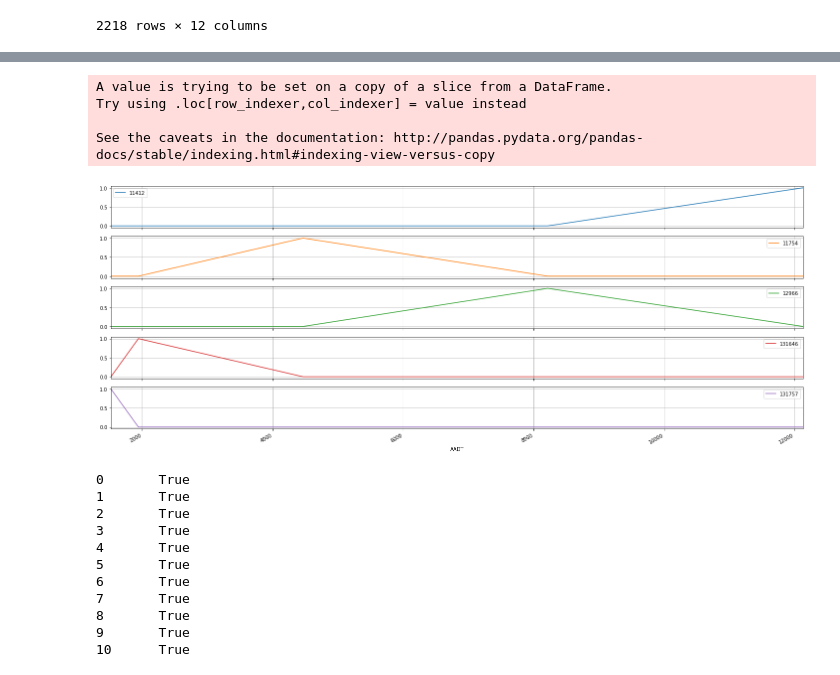
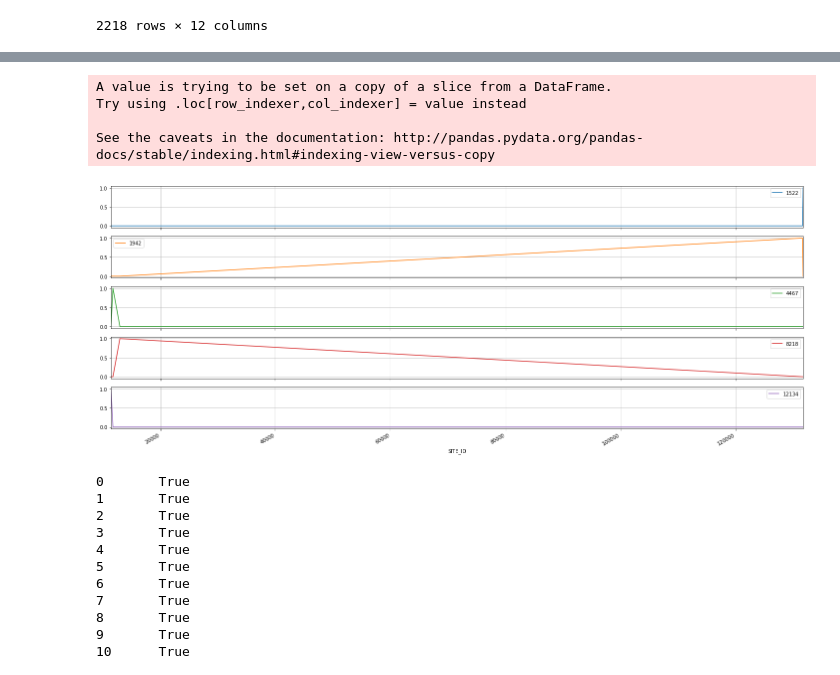
Before and after one commit to jaworra/Jupyter-Notebooks, a Jupyter notebook: here_analysis.ipynb, the cells around one changed output, grey strips where cells are left out. Saved outputs shown, nothing was run; the diff lists cells and outputs as text; code cells hidden in the pictures.

```diff
--- a/here_analysis.ipynb
+++ b/here_analysis.ipynb
@@ -14,4 +14,5 @@ aadt_2018=pd.read_csv('trafficcensus2018.csv') #load from https://www.data.qld.g
 ### QA/QC  - check structure and for errors
 # %%
 aadt_2018.head()
+aadt_2018.set_index('SITE_ID')
 # %% [output]
@@ -27,6 +41,7 @@ import geopandas as gpd
 from geopandas import GeoDataFrame
 geometry = [Point(xy) for xy in zip(aadt_2018['LONGITUDE'],aadt_2018['LATITUDE'])]
 aadt_2018_gdf = GeoDataFrame(aadt_2018, geometry=geometry)
+aadt_2018_gdf.set_index('SITE_ID')
 
 #this is a simple map that goes with geopandas
 world = gpd.read_file(gpd.datasets.get_path('naturalearth_lowres'))
@@ -84,17 +196,17 @@ mplleaflet.display(fig=fig,)
 # %%
 top_aadt_2018 = aadt_2018_gdf[0:5]
 top_aadt_2018['Indicator'] = 1
 
 top_aadt_2018.pivot_table(
-    index = 'AADT',
-    columns ='SITE_ID',
+    index = 'SITE_ID',
+    columns ='AADT',
     values = 'Indicator',   aggfunc=len, fill_value=0).plot(subplots=True, figsize=(25,10), grid= True);
 # %% [output]
 A value is trying to be set on a copy of a slice from a DataFrame.
 Try using .loc[row_indexer,col_indexer] = value instead
 
 See the caveats in the documentation: http://pandas.pydata.org/pandas-docs/stable/indexing.html#indexing-view-versus-copy
-[figure, old version]
+[figure, new version]
 # %%
 mask = aadt_2018_gdf['LATITUDE'] <= -26
 aadt_2018_gdf.loc[mask]
```
Also changed, not shown: parts of 14 cells of this notebook.
